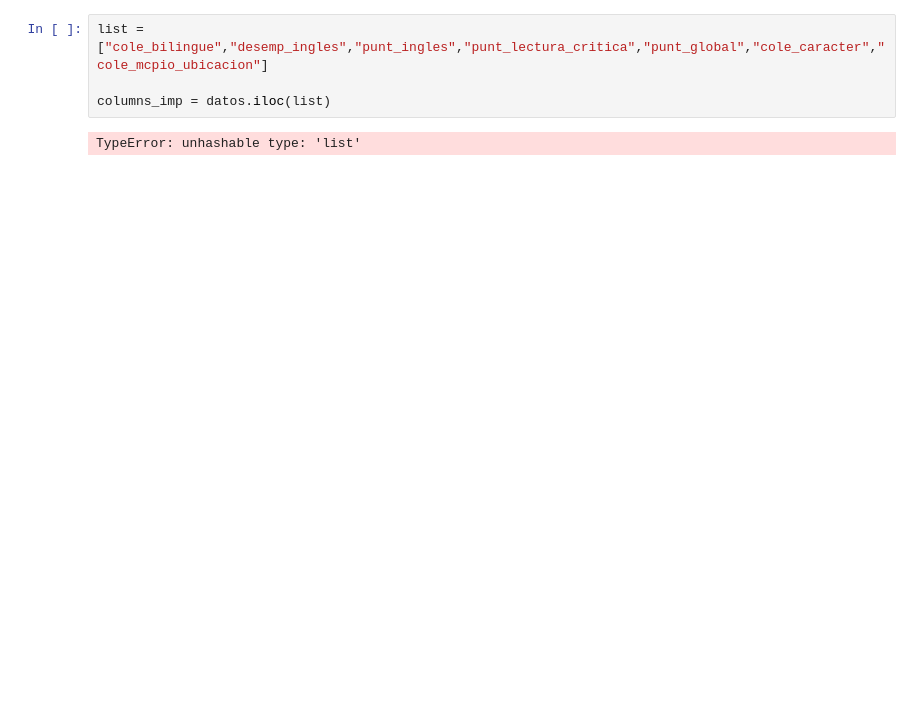
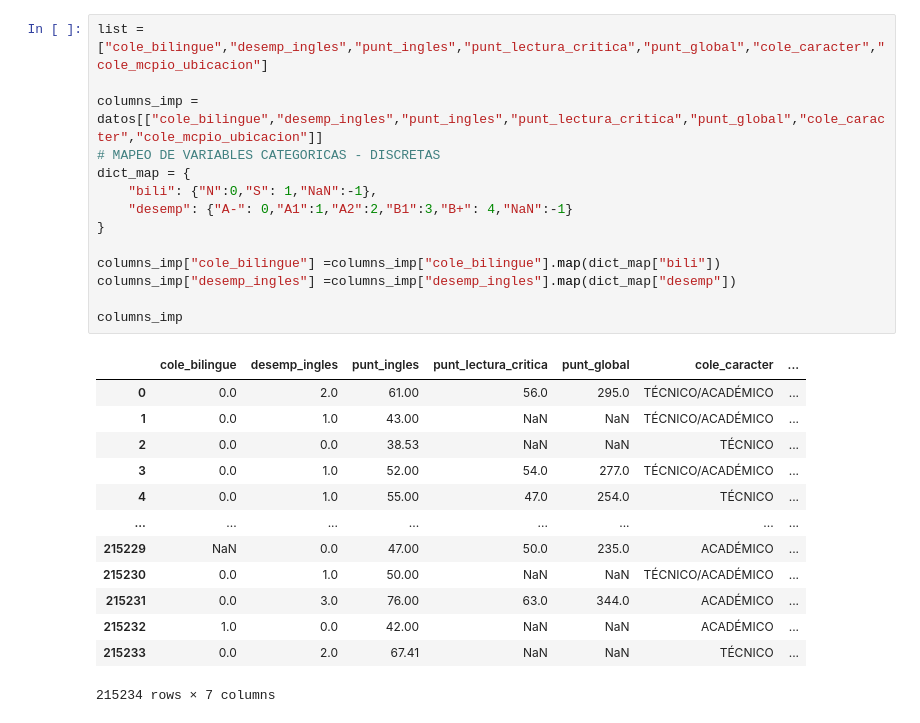
Before and after one commit to Joulessss/Proyecto1_Analcomp, a Jupyter notebook: DataAnalysis_Juliana.ipynb, the cells around one changed output. Saved outputs shown, nothing was run; the diff lists cells and outputs as text; blank space fills up the shorter version.

```diff
--- a/DataAnalysis_Juliana.ipynb
+++ b/DataAnalysis_Juliana.ipynb
@@ -5,6 +30,28 @@ datos  = pd.read_csv('DataAWS.csv')
 # %%
 list = ["cole_bilingue","desemp_ingles","punt_ingles","punt_lectura_critica","punt_global","cole_caracter","cole_mcpio_ubicacion"]
 
-columns_imp = datos.iloc(list)
+columns_imp = datos[["cole_bilingue","desemp_ingles","punt_ingles","punt_lectura_critica","punt_global","cole_caracter","cole_mcpio_ubicacion"]]
+# MAPEO DE VARIABLES CATEGORICAS - DISCRETAS
+dict_map = {
+    "bili": {"N":0,"S": 1,"NaN":-1},
+    "desemp": {"A-": 0,"A1":1,"A2":2,"B1":3,"B+": 4,"NaN":-1}
+}
+
+columns_imp["cole_bilingue"] =columns_imp["cole_bilingue"].map(dict_map["bili"])
+columns_imp["desemp_ingles"] =columns_imp["desemp_ingles"].map(dict_map["desemp"])
+
+columns_imp
 # %% [output]
+|  | cole_bilingue | desemp_ingles | punt_ingles | punt_lectura_critica | punt_global | cole_caracter | ... |
+| 0 | 0.0 | 2.0 | 61.00 | 56.0 | 295.0 | TÉCNICO/ACADÉMICO | ... |
+| 1 | 0.0 | 1.0 | 43.00 | NaN | NaN | TÉCNICO/ACADÉMICO | ... |
+| 2 | 0.0 | 0.0 | 38.53 | NaN | NaN | TÉCNICO | ... |
+| 3 | 0.0 | 1.0 | 52.00 | 54.0 | 277.0 | TÉCNICO/ACADÉMICO | ... |
+| 4 | 0.0 | 1.0 | 55.00 | 47.0 | 254.0 | TÉCNICO | ... |
+| ... | ... | ... | ... | ... | ... | ... | ... |
+| 215229 | NaN | 0.0 | 47.00 | 50.0 | 235.0 | ACADÉMICO | ... |
+| 215230 | 0.0 | 1.0 | 50.00 | NaN | NaN | TÉCNICO/ACADÉMICO | ... |
+| 215231 | 0.0 | 3.0 | 76.00 | 63.0 | 344.0 | ACADÉMICO | ... |
+| 215232 | 1.0 | 0.0 | 42.00 | NaN | NaN | ACADÉMICO | ... |
+| 215233 | 0.0 | 2.0 | 67.41 | NaN | NaN | TÉCNICO | ... |
-TypeError: unhashable type: 'list'
+215234 rows × 7 columns
```
Also changed, not shown: parts of 5 cells of this notebook.
